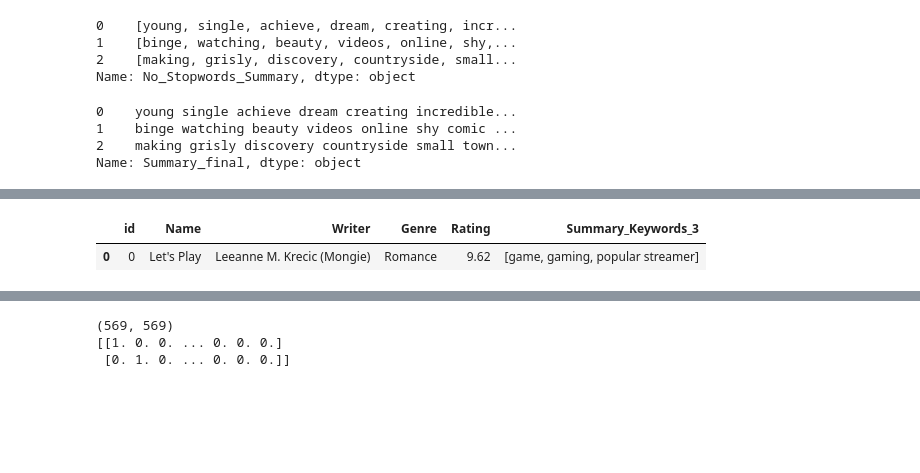
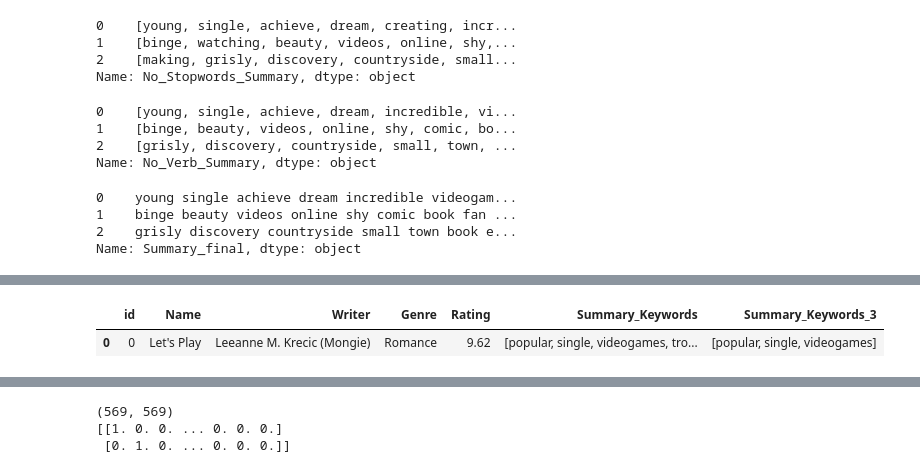
Before and after one commit to seungyeon38/Webtoon_recommendation_system, a Jupyter notebook: 코싸인유사도적용.ipynb, the cells around one changed output, grey strips where cells are left out. Saved outputs shown, nothing was run; the diff lists cells and outputs as text; code cells hidden in the pictures; blank space fills up the shorter version.

```diff
--- a/코싸인유사도적용.ipynb
+++ b/코싸인유사도적용.ipynb
@@ -135,6 +135,23 @@ comic['No_Stopwords_Summary'].head(3)
 1    [binge, watching, beauty, videos, online, shy,...
 2    [making, grisly, discovery, countryside, small...
 Name: No_Stopwords_Summary, dtype: object
+# %%
+def extract_part_of_speech(text):
+  part_of_speech_text = pos_tag(text)
+  result = []
+  for word in part_of_speech_text:
+    if word[1] != "VB" and word[1] != "VBD" and word[1] != "VBG" and word[1] != "VBN" and word[1] != "VBP" and word[1] != "VBZ":
+        result.append(word[0])
+  return result;
+
+comic['No_Verb_Summary'] = comic['No_Stopwords_Summary'].apply(lambda x:extract_part_of_speech(x))
+
+comic['No_Verb_Summary'].head(3)
+# %% [output]
+0    [young, single, achieve, dream, incredible, vi...
+1    [binge, beauty, videos, online, shy, comic, bo...
+2    [grisly, discovery, countryside, small, town, ...
+Name: No_Verb_Summary, dtype: object
 # %%
 # df1 = comic['No_Stopwords_Summary']
 # doc_words_list = df1.values.tolist()
@@ -150,13 +167,13 @@ def wordlist_to_string(words_list) :
 
 
 #comic['Summary_final'] = comic['Stemmed_Summary'].apply(lambda x:wordlist_to_string(x))
-comic['Summary_final'] = comic['No_Stopwords_Summary'].apply(lambda x:wordlist_to_string(x))
+comic['Summary_final'] = comic['No_Verb_Summary'].apply(lambda x:wordlist_to_string(x))
 
 comic['Summary_final'].head(3)
 # %% [output]
-0    young single achieve dream creating incredible...
-1    binge watching beauty videos online shy comic ...
-2    making grisly discovery countryside small town...
+0    young single achieve dream incredible videogam...
+1    binge beauty videos online shy comic book fan ...
+2    grisly discovery countryside small town book e...
 Name: Summary_final, dtype: object
 # %%
 def extract_keywords(doc):
@@ -183,12 +200,12 @@ comic.head(3)
 | 1 | 1 | True Beauty | Yaongyi | 39.9M | Romance | 9.60 | 6.4M | After binge-watching beauty video... | UP EVERY WEDNESDAY | https://www.webtoons.com/en/roman... | ... |
 | 2 | 2 | Midnight Poppy Land | Lilydusk | 10.4M | Romance | 9.81 | 2.1M | After making a grisly discovery i... | UP EVERY SATURDAY | https://www.webtoons.com/en/roman... | ... |
 # %%
-comic_df = comic[['id','Name', 'Writer', 'Genre', 'Rating',
+comic_df = comic[['id','Name', 'Writer', 'Genre', 'Rating', 'Summary_Keywords',
                  'Summary_Keywords_3']]
 comic_df.head(1)
 # %% [output]
-|  | id | Name | Writer | Genre | Rating | Summary_Keywords_3 |
-| 0 | 0 | Let's Play | Leeanne M. Krecic (Mongie) | Romance | 9.62 | [game, gaming, popular streamer] |
+|  | id | Name | Writer | Genre | Rating | Summary_Keywords | Summary_Keywords_3 |
+| 0 | 0 | Let's Play | Leeanne M. Krecic (Mongie) | Romance | 9.62 | [popular, single, videogames, tro... | [popular, single, videogames] |
 # %%
 from sklearn.feature_extraction.text import CountVectorizer
 
```
Also changed, not shown: parts of 4 cells of this notebook.
